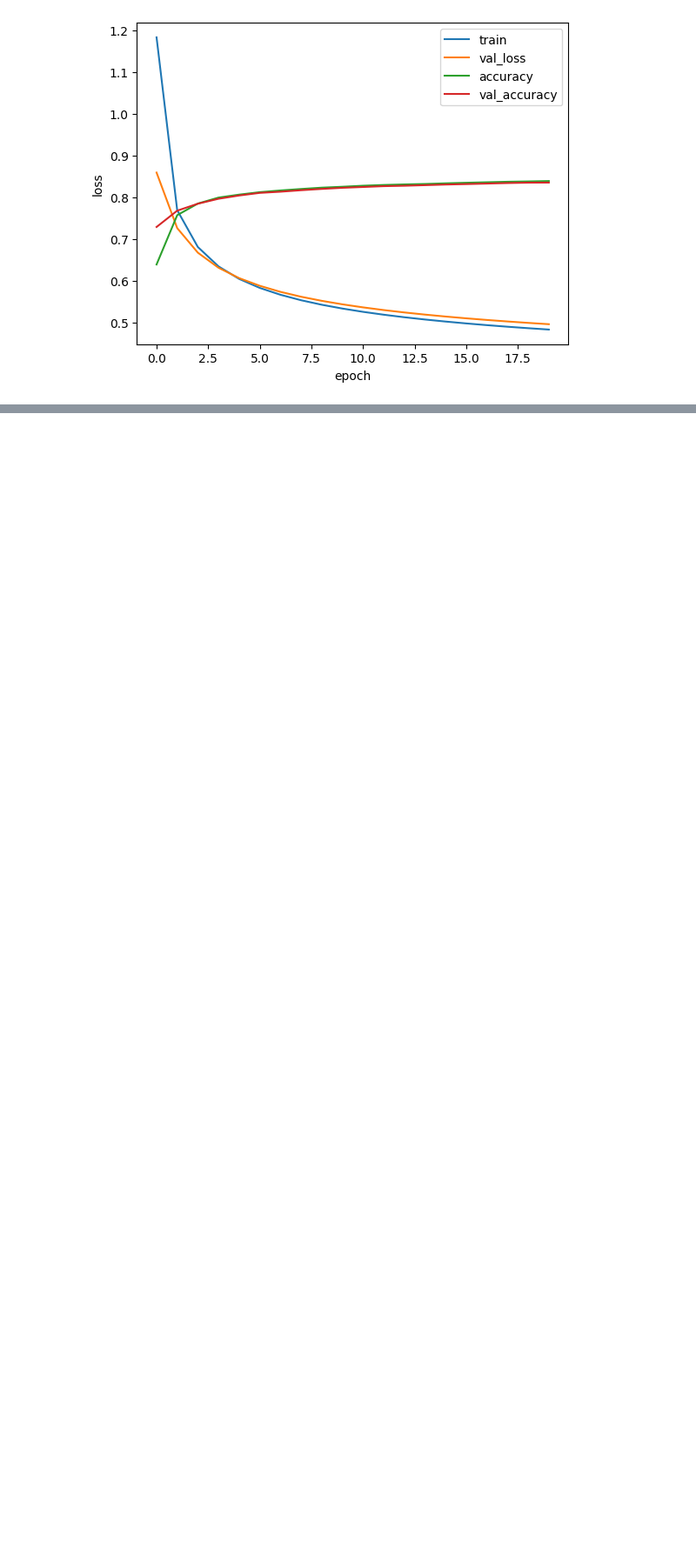
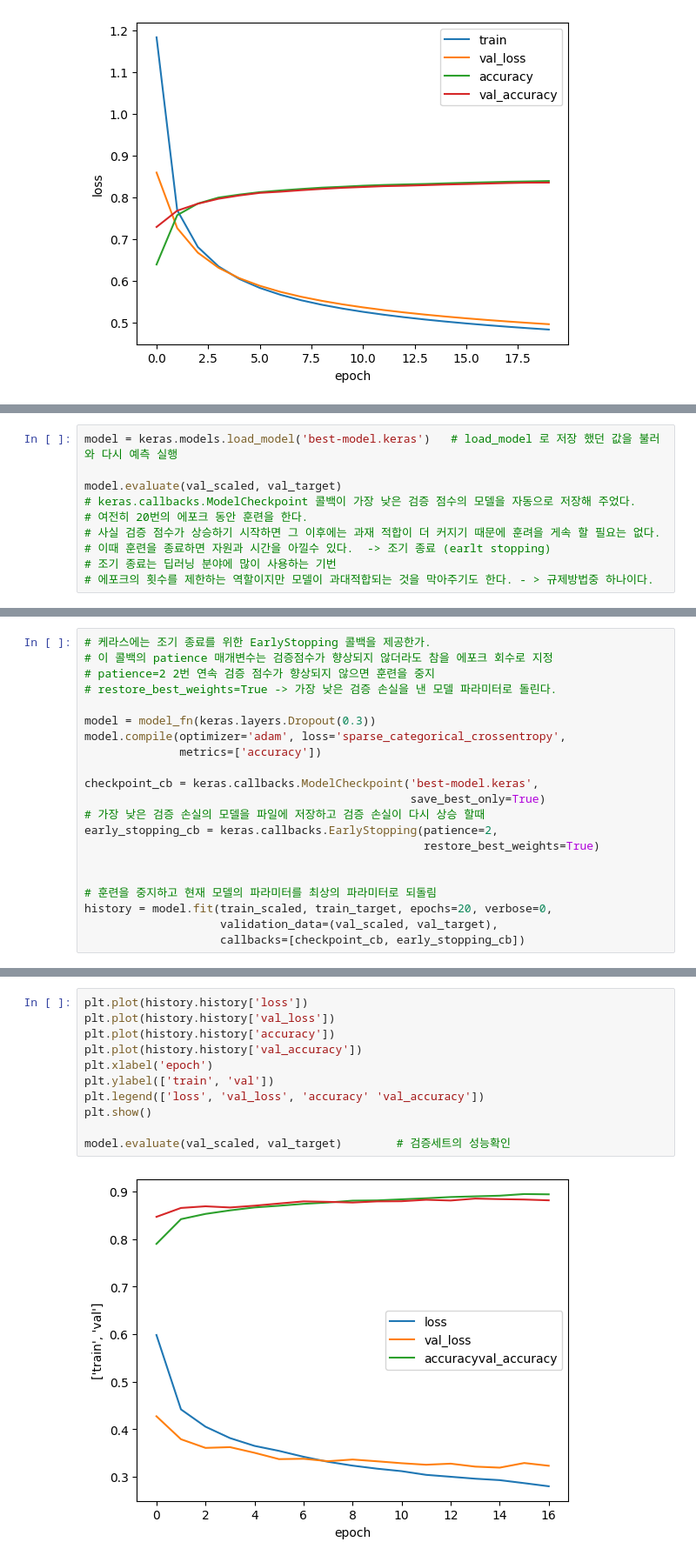
Before and after one commit to jyj0607040607/AIStudy24, a Jupyter notebook: 인공신경망기타도구.ipynb, the cells around one changed output, grey strips where cells are left out. Shown: that part at 87% size. Drawn from its saved outputs; the diff is of its cells as text; blank space fills up the shorter version.

```diff
--- a/인공신경망기타도구.ipynb
+++ b/인공신경망기타도구.ipynb
@@ -272,0 +446,10 @@ plt.show()
+# %%
+model = keras.models.load_model('best-model.keras')   # load_model 로 저장 했던 값을 불러와 다시 예측 실행
+
+model.evaluate(val_scaled, val_target)
+# keras.callbacks.ModelCheckpoint 콜백이 가장 낮은 검증 점수의 모델을 자동으로 저장해 주었다.
+# 여전히 20번의 에포크 동안 훈련을 한다.
+# 사실 검증 점수가 상승하기 시작하면 그 이후에는 과재 적합이 더 커지기 때문에 훈려을 게속 할 필요는 없다.
+# 이때 훈련을 종료하면 자원과 시간을 아낄수 있다.  -> 조기 종료 (earlt stopping)
+# 조기 종료는 딥러닝 분야에 많이 사용하는 기번
+# 에포크의 횟수를 제한하는 역할이지만 모델이 과대적합되는 것을 막아주기도 한다. - > 규제방법중 하나이다.
@@ -272,0 +459,21 @@ plt.show()
+# %%
+# 케라스에는 조기 종료를 위한 EarlyStopping 콜백을 제공한가.
+# 이 콜백의 patience 매개변수는 검증점수가 향상되지 않더라도 참을 에포크 회수로 지정
+# patience=2 2번 연속 검증 점수가 향상되지 않으면 훈련을 중지
+# restore_best_weights=True -> 가장 낮은 검증 손실을 낸 모델 파라미터로 돌린다.
+
+model = model_fn(keras.layers.Dropout(0.3))
+model.compile(optimizer='adam', loss='sparse_categorical_crossentropy',
+              metrics=['accuracy'])
+
+checkpoint_cb = keras.callbacks.ModelCheckpoint('best-model.keras',
+                                                save_best_only=True)
+# 가장 낮은 검증 손실의 모델을 파일에 저장하고 검증 손실이 다시 상승 할때
+early_stopping_cb = keras.callbacks.EarlyStopping(patience=2,
+                                                  restore_best_weights=True)
+
+
+# 훈련을 중지하고 현재 모델의 파라미터를 최상의 파라미터로 되돌림
+history = model.fit(train_scaled, train_target, epochs=20, verbose=0,
+                    validation_data=(val_scaled, val_target),
+                    callbacks=[checkpoint_cb, early_stopping_cb])
@@ -272,0 +485,13 @@ plt.show()
+# %%
+plt.plot(history.history['loss'])
+plt.plot(history.history['val_loss'])
+plt.plot(history.history['accuracy'])
+plt.plot(history.history['val_accuracy'])
+plt.xlabel('epoch')
+plt.ylabel(['train', 'val'])
+plt.legend(['loss', 'val_loss', 'accuracy' 'val_accuracy'])
+plt.show()
+
+model.evaluate(val_scaled, val_target)        # 검증세트의 성능확인
+# %% [output]
+[figure, added]
```
Also changed, not shown: parts of 18 cells of this notebook.
